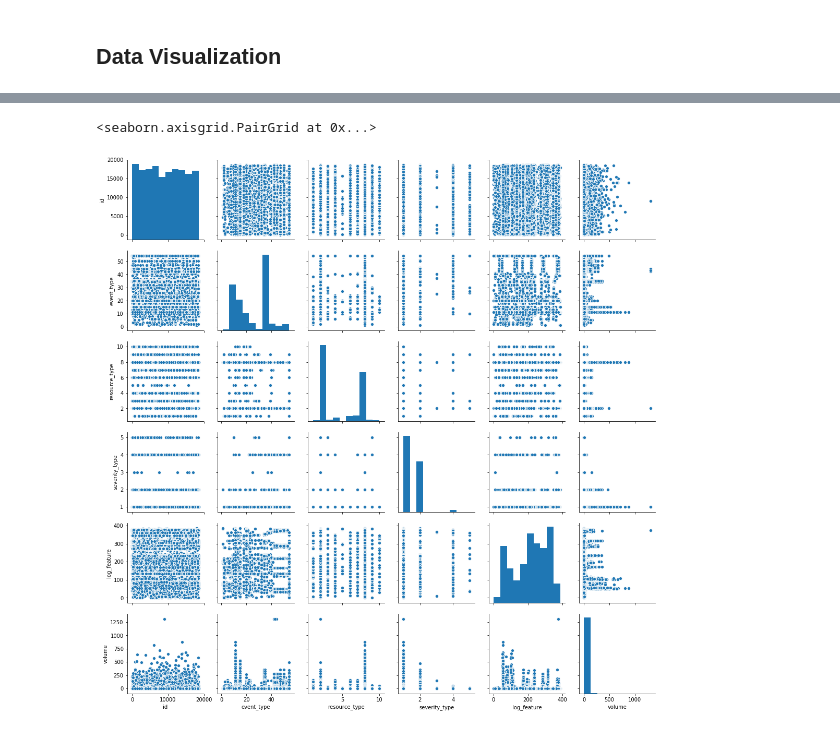
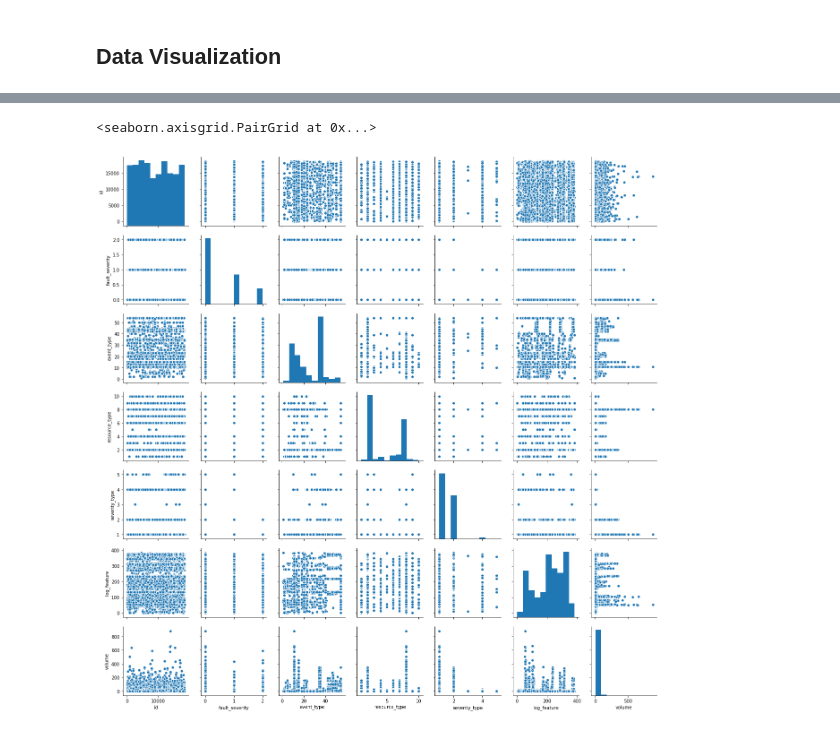
Before and after one commit to kvan493/Service_disruption_Project, a Jupyter notebook: Service_disruption.ipynb, the cells around one changed output, grey strips where cells are left out. Saved outputs shown, nothing was run; the diff lists cells and outputs as text; code cells hidden in the pictures.

```diff
--- a/Service_disruption.ipynb
+++ b/Service_disruption.ipynb
@@ -362,7 +385,8 @@ m3.head()
 | 3 | 5022 | event_type 15 | resource_type 8 | severity_type 1 | feature 172 | 2 |
 | 4 | 5022 | event_type 15 | resource_type 8 | severity_type 1 | feature 56 | 1 |
 # %%
-m3 = m3.replace(['event_type','feature','resource_type', 'severity_type'],'', regex = True)
+#Removing the following strings from the appropriate features so each instances will be a number
+m3 = m3.replace(['event_type','feature','resource_type', 'severity_type'],'', regex = True).astype(int)
 m3.info()
 # %% [output]
 <class 'pandas.core.frame.DataFrame'>
@@ -379,2 +402,0 @@ memory usage: 7.8+ MB
-# %%
-m3[['event_type', 'resource_type', 'severity_type', 'log_feature']] = m3[['event_type', 'resource_type', 'severity_type', 'log_feature']].astype(int)
@@ -394,2 +403,4 @@ memory usage: 5.6 MB
+# %%
+df = train.merge(m3, on = 'id')
 # %% [markdown]
 ## Data Visualization
@@ -401,5 +407,5 @@ log.plot.scatter(x = 'id', y = 'volume')
 # %%
-sns.pairplot(m3)
+sns.pairplot(df)
 # %% [output]
 <seaborn.axisgrid.PairGrid at 0x...>
-[figure, old version]
+[figure, new version]
```
Also changed, not shown: parts of 50 cells of this notebook.
